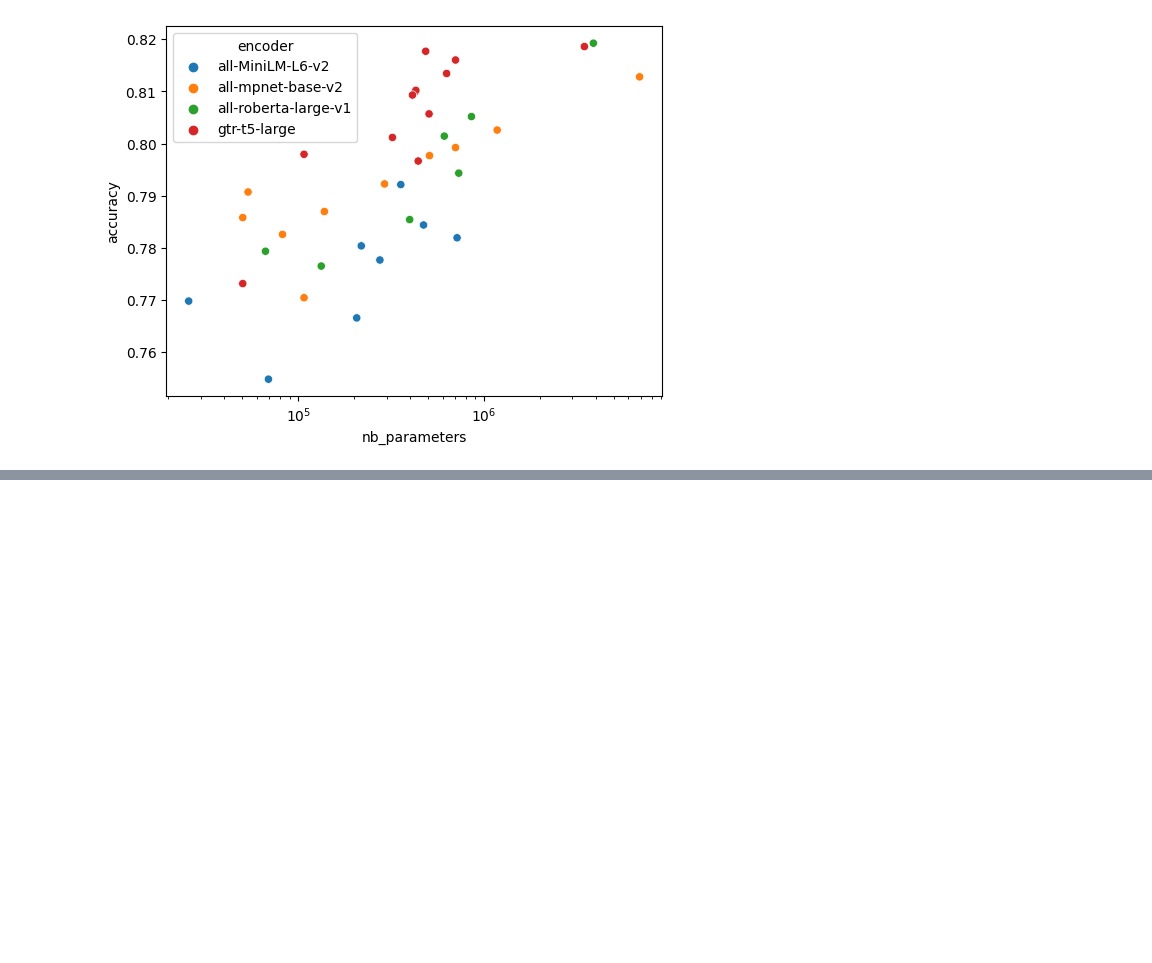
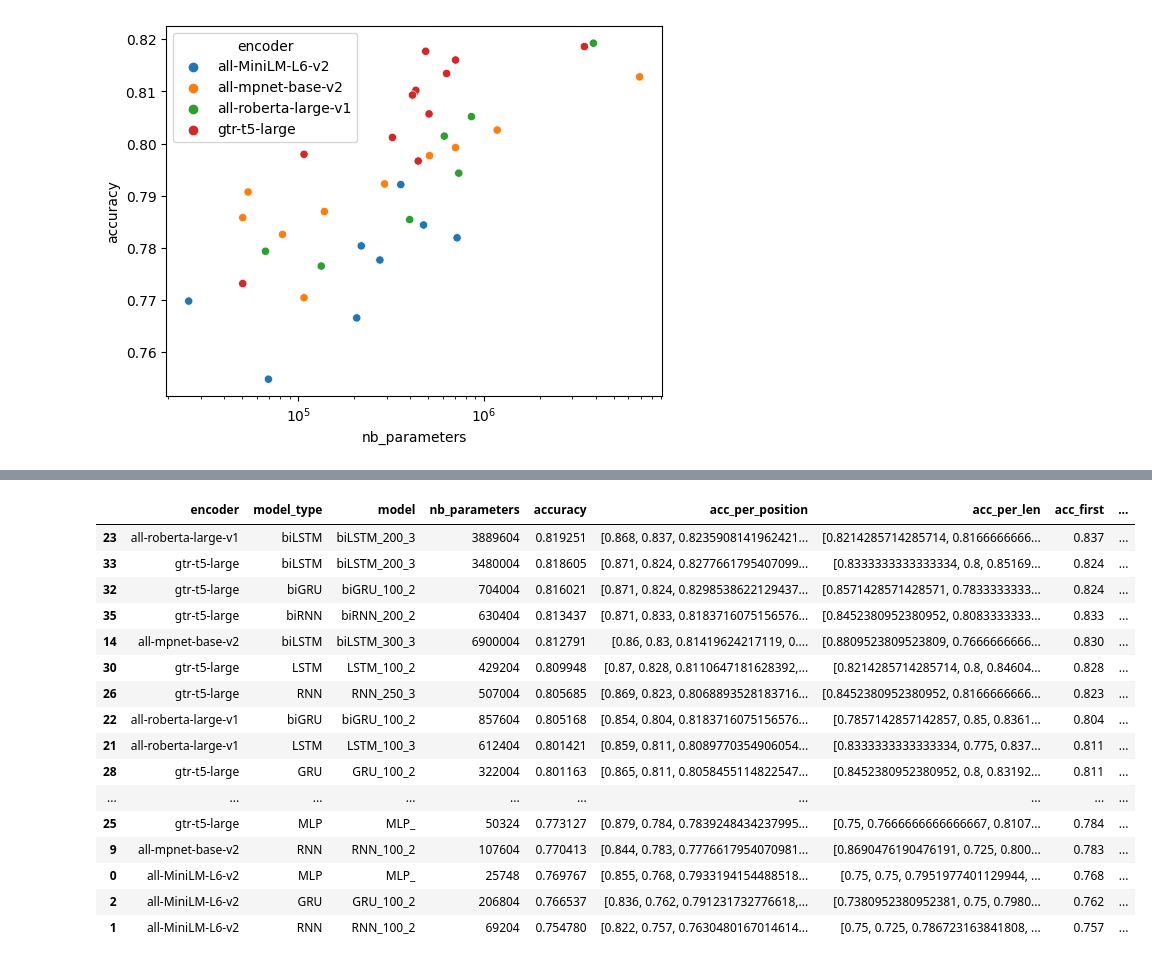
Before and after one commit to coni26/Intents_classification, a Jupyter notebook: result_analysis.ipynb, the cells around one changed output, grey strips where cells are left out. Cells and saved outputs as stored; diff of their text form; code cells hidden in the pictures; blank space fills up the shorter version.

```diff
--- a/result_analysis.ipynb
+++ b/result_analysis.ipynb
@@ -171,0 +203,20 @@ plt.xscale('log')
+# %%
+df_res_nodup
+# %% [output]
+|  | encoder | model_type | model | nb_parameters | accuracy | acc_per_position | acc_per_len | acc_first | ... |
+| 23 | all-roberta-large-v1 | biLSTM | biLSTM_200_3 | 3889604 | 0.819251 | [0.868, 0.837, 0.8235908141962421... | [0.8214285714285714, 0.8166666666... | 0.837 | ... |
+| 33 | gtr-t5-large | biLSTM | biLSTM_200_3 | 3480004 | 0.818605 | [0.871, 0.824, 0.8277661795407099... | [0.8333333333333334, 0.8, 0.85169... | 0.824 | ... |
+| 32 | gtr-t5-large | biGRU | biGRU_100_2 | 704004 | 0.816021 | [0.871, 0.824, 0.8298538622129437... | [0.8571428571428571, 0.7833333333... | 0.824 | ... |
+| 35 | gtr-t5-large | biRNN | biRNN_200_2 | 630404 | 0.813437 | [0.871, 0.833, 0.8183716075156576... | [0.8452380952380952, 0.8083333333... | 0.833 | ... |
+| 14 | all-mpnet-base-v2 | biLSTM | biLSTM_300_3 | 6900004 | 0.812791 | [0.86, 0.83, 0.81419624217119, 0.... | [0.8809523809523809, 0.7666666666... | 0.830 | ... |
+| 30 | gtr-t5-large | LSTM | LSTM_100_2 | 429204 | 0.809948 | [0.87, 0.828, 0.8110647181628392,... | [0.8214285714285714, 0.8, 0.84604... | 0.828 | ... |
+| 26 | gtr-t5-large | RNN | RNN_250_3 | 507004 | 0.805685 | [0.869, 0.823, 0.8068893528183716... | [0.8452380952380952, 0.8166666666... | 0.823 | ... |
+| 22 | all-roberta-large-v1 | biGRU | biGRU_100_2 | 857604 | 0.805168 | [0.854, 0.804, 0.8183716075156576... | [0.7857142857142857, 0.85, 0.8361... | 0.804 | ... |
+| 21 | all-roberta-large-v1 | LSTM | LSTM_100_3 | 612404 | 0.801421 | [0.859, 0.811, 0.8089770354906054... | [0.8333333333333334, 0.775, 0.837... | 0.811 | ... |
+| 28 | gtr-t5-large | GRU | GRU_100_2 | 322004 | 0.801163 | [0.865, 0.811, 0.8058455114822547... | [0.8452380952380952, 0.8, 0.83192... | 0.811 | ... |
+| ... | ... | ... | ... | ... | ... | ... | ... | ... | ... |
+| 25 | gtr-t5-large | MLP | MLP_ | 50324 | 0.773127 | [0.879, 0.784, 0.7839248434237995... | [0.75, 0.7666666666666667, 0.8107... | 0.784 | ... |
+| 9 | all-mpnet-base-v2 | RNN | RNN_100_2 | 107604 | 0.770413 | [0.844, 0.783, 0.7776617954070981... | [0.8690476190476191, 0.725, 0.800... | 0.783 | ... |
+| 0 | all-MiniLM-L6-v2 | MLP | MLP_ | 25748 | 0.769767 | [0.855, 0.768, 0.7933194154488518... | [0.75, 0.75, 0.7951977401129944, ... | 0.768 | ... |
+| 2 | all-MiniLM-L6-v2 | GRU | GRU_100_2 | 206804 | 0.766537 | [0.836, 0.762, 0.791231732776618,... | [0.7380952380952381, 0.75, 0.7980... | 0.762 | ... |
+| 1 | all-MiniLM-L6-v2 | RNN | RNN_100_2 | 69204 | 0.754780 | [0.822, 0.757, 0.7630480167014614... | [0.75, 0.725, 0.786723163841808, ... | 0.757 | ... |
```
Also changed, not shown: parts of 4 cells of this notebook.
